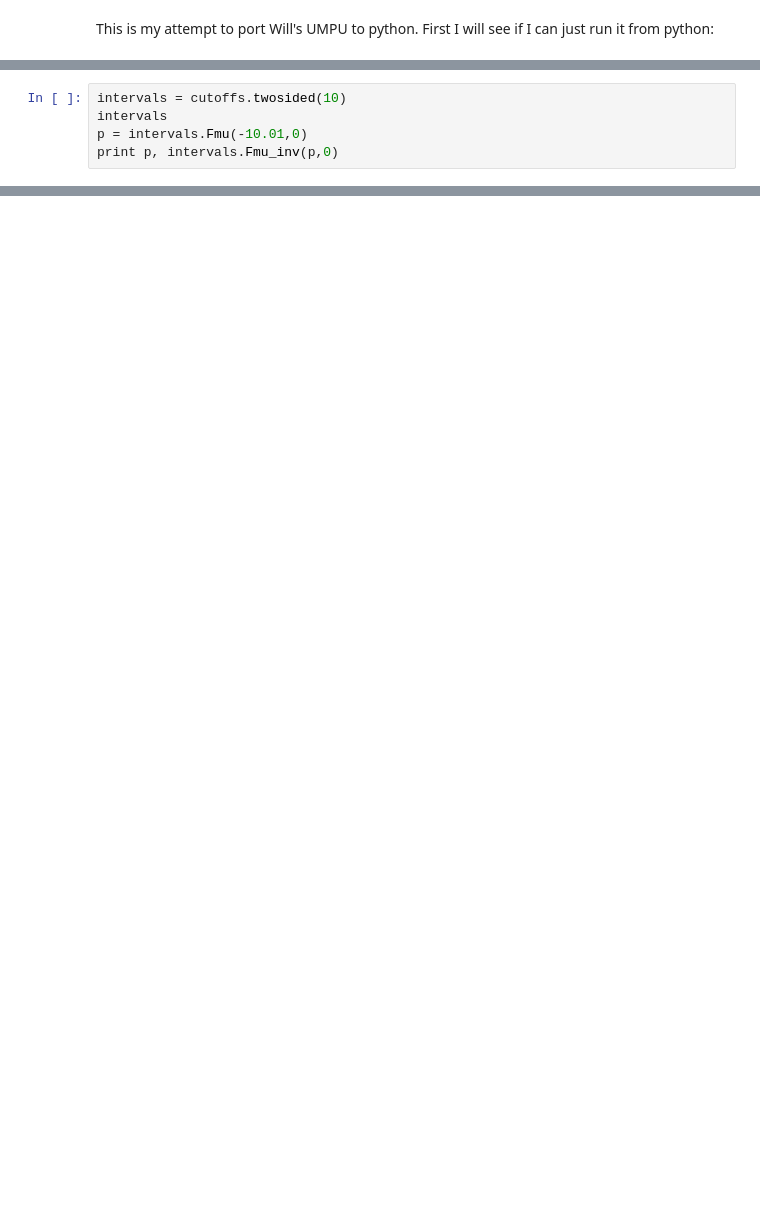
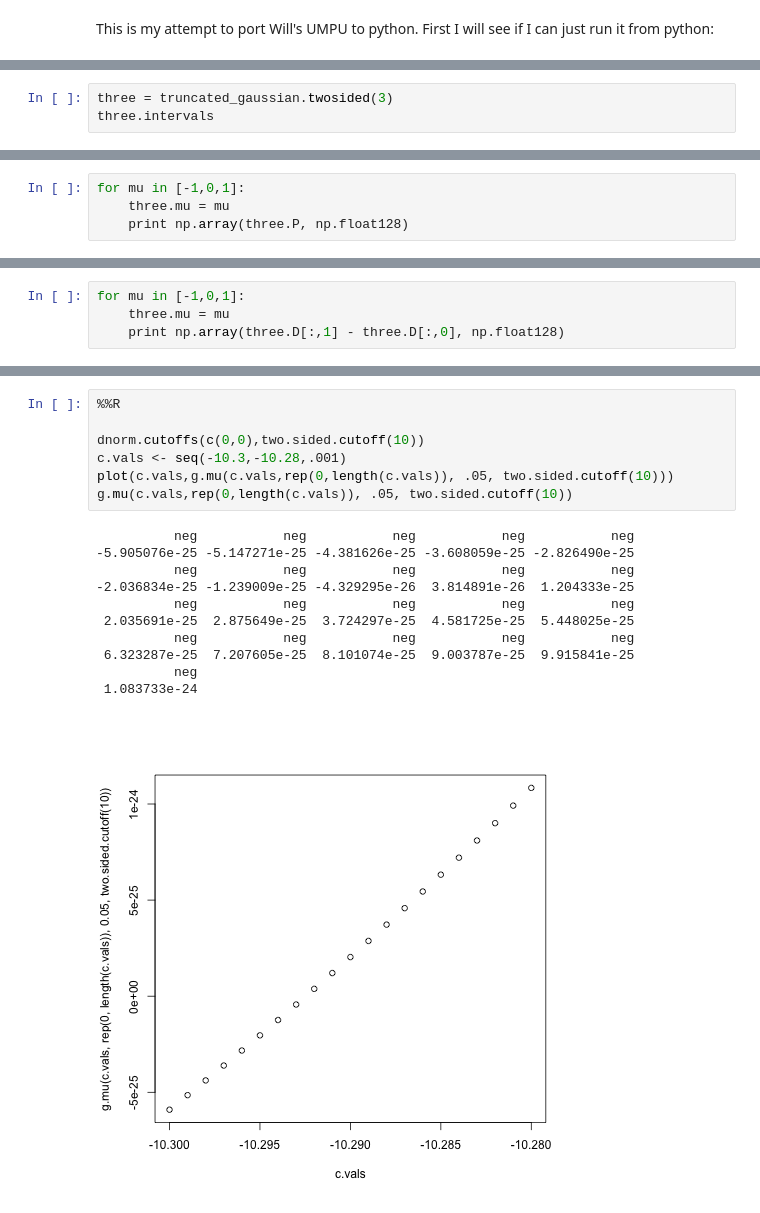
Before and after one commit to selective-inference/Python-software, a Jupyter notebook: notebooks/UMPU.ipynb, the cells around one changed output, grey strips where cells are left out. Saved outputs shown, nothing was run; the diff lists cells and outputs as text; blank space fills up the shorter version.

```diff
--- a/notebooks/UMPU.ipynb
+++ b/notebooks/UMPU.ipynb
@@ -195,5 +15,0 @@ mpf('-1.95996398454005385560443064982681')
-# %%
-intervals = cutoffs.twosided(10)
-intervals
-p = intervals.Fmu(-10.01,0)
-print p, intervals.Fmu_inv(p,0)
@@ -523,0 +59,3 @@ abline(0,1,lty=3)
+# %%
+three = truncated_gaussian.twosided(3)
+three.intervals
@@ -523,0 +96,4 @@ abline(0,1,lty=3)
+# %%
+for mu in [-1,0,1]:
+    three.mu = mu
+    print np.array(three.P, np.float128)
@@ -523,0 +126,4 @@ abline(0,1,lty=3)
+# %%
+for mu in [-1,0,1]:
+    three.mu = mu
+    print np.array(three.D[:,1] - three.D[:,0], np.float128)
@@ -523,0 +273,19 @@ abline(0,1,lty=3)
+# %%
+%%R
+
+dnorm.cutoffs(c(0,0),two.sided.cutoff(10))
+c.vals <- seq(-10.3,-10.28,.001)
+plot(c.vals,g.mu(c.vals,rep(0,length(c.vals)), .05, two.sided.cutoff(10)))
+g.mu(c.vals,rep(0,length(c.vals)), .05, two.sided.cutoff(10))
+# %% [output]
+          neg           neg           neg           neg           neg
+-5.905076e-25 -5.147271e-25 -4.381626e-25 -3.608059e-25 -2.826490e-25
+          neg           neg           neg           neg           neg
+-2.036834e-25 -1.239009e-25 -4.329295e-26  3.814891e-26  1.204333e-25
+          neg           neg           neg           neg           neg
+ 2.035691e-25  2.875649e-25  3.724297e-25  4.581725e-25  5.448025e-25
+          neg           neg           neg           neg           neg
+ 6.323287e-25  7.207605e-25  8.101074e-25  9.003787e-25  9.915841e-25
+          neg
+ 1.083733e-24
+[figure, added]
```
Also changed, not shown: parts of 54 cells of this notebook, 1 other file.
